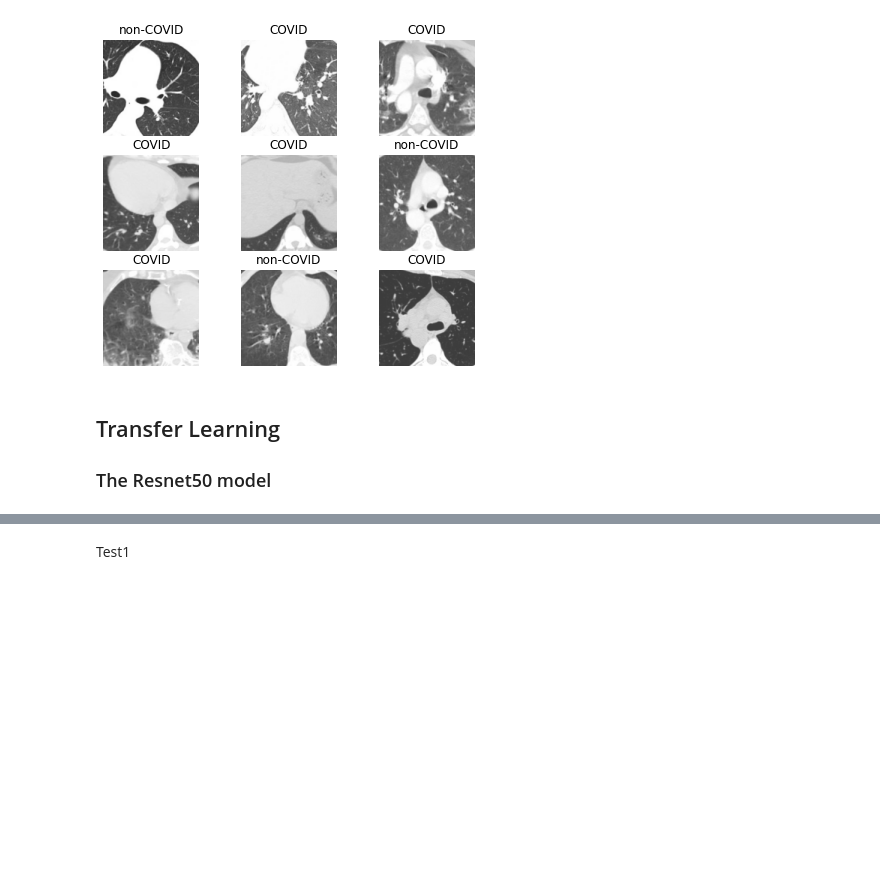
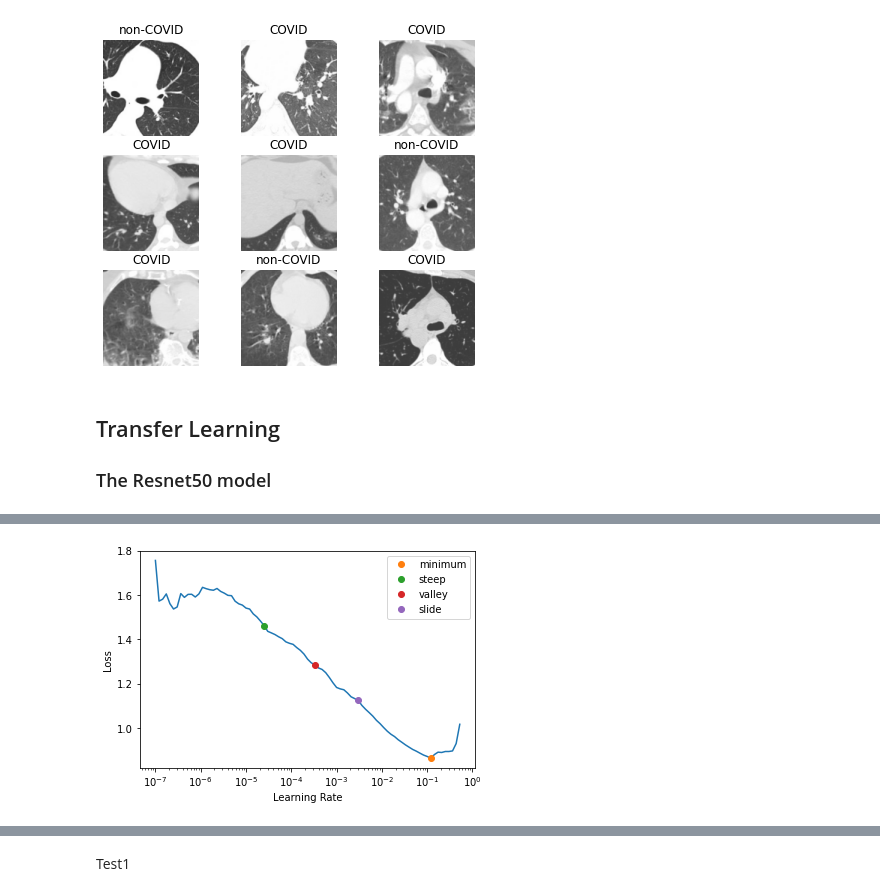
Before and after one commit to Mohamed-Khalil67/Project_MLP_DLP_Gender, a Jupyter notebook: SARS_COVID.ipynb, the cells around one changed output, grey strips where cells are left out. Saved outputs shown, nothing was run; the diff lists cells and outputs as text; code cells hidden in the pictures; blank space fills up the shorter version.

```diff
--- a/SARS_COVID.ipynb
+++ b/SARS_COVID.ipynb
@@ -93,0 +87,5 @@ lr_min,lr_steep = learn.lr_find()# l.r finder
+# %%
+lrs = learn.lr_find(suggest_funcs=(minimum, steep, valley, slide))
+lr_min = lrs.minimum
+lr_steep = lrs.steep
+# %% [output]
@@ -94,2 +93,3 @@ lr_min,lr_steep = learn.lr_find()# l.r finder
+[figure, added]
 # %%
 print(f"Minimum/10: {lr_min:.2e}, steepest point: {lr_steep:.2e}")
```
Also changed, not shown: parts of 5 cells of this notebook.
